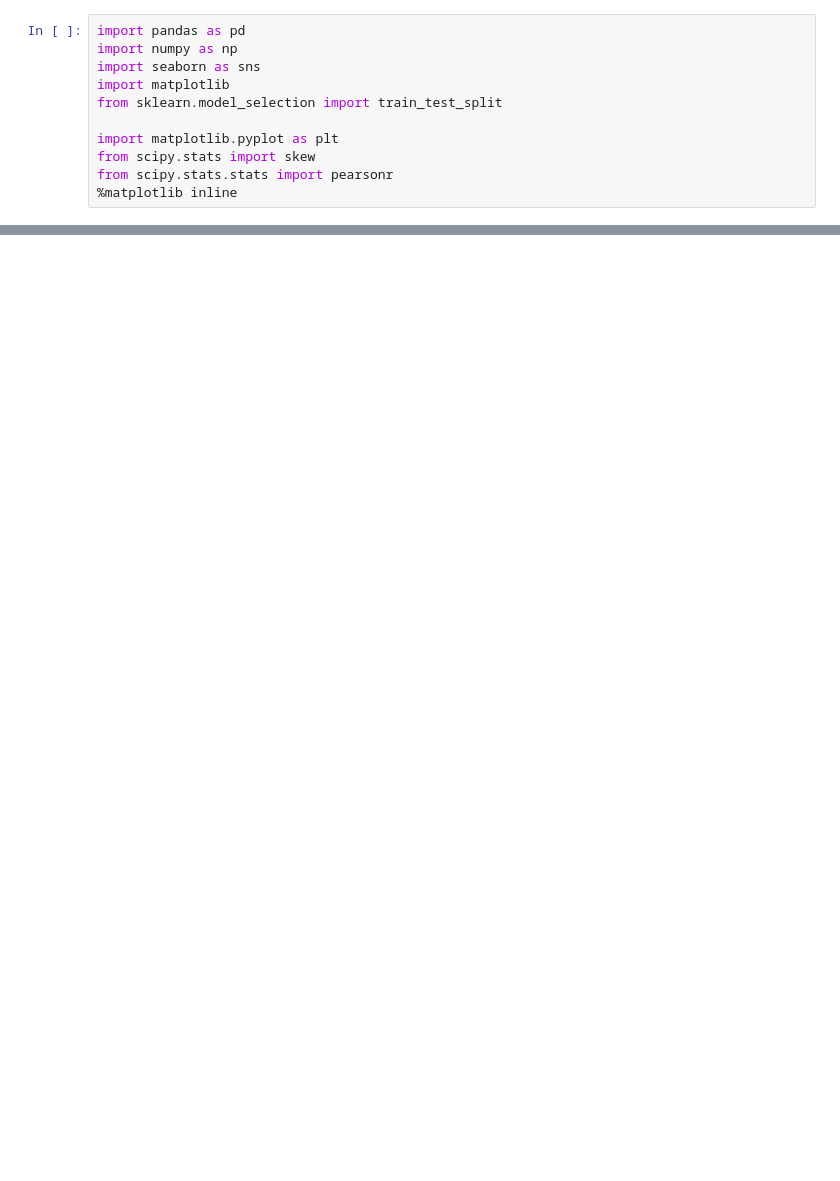
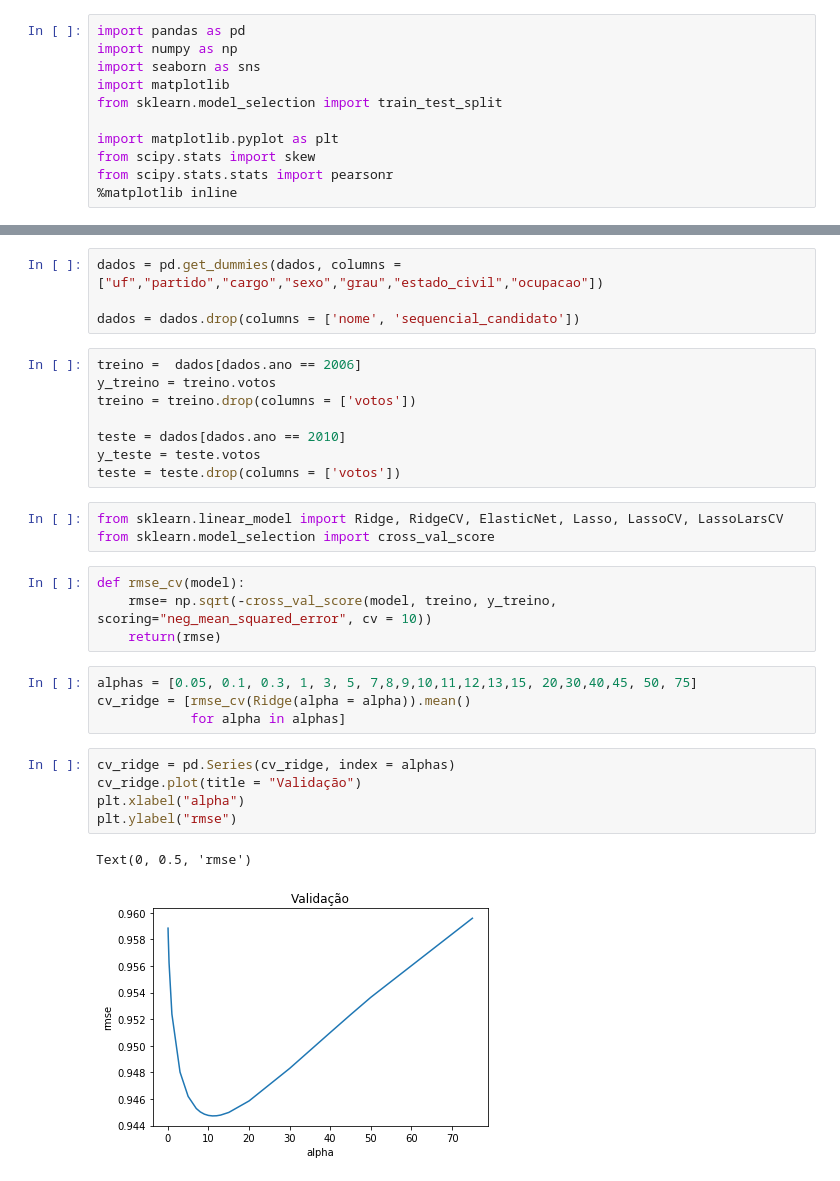
Before and after one commit to luizcz/aprendizado_maquina, a Jupyter notebook: regularizacao/Regularização.ipynb, the cells around one changed output, grey strips where cells are left out. Saved outputs shown, nothing was run; the diff lists cells and outputs as text; blank space fills up the shorter version.

Commit message:
Lasso e Ridge

```diff
--- a/regularizacao/Regularização.ipynb
+++ b/regularizacao/Regularização.ipynb
@@ -25,0 +27,31 @@ X_train, X_test, y_train, y_test = train_test_split(df, y, test_size=0.33)
+# %%
+dados = pd.get_dummies(dados, columns = ["uf","partido","cargo","sexo","grau","estado_civil","ocupacao"])
+
+dados = dados.drop(columns = ['nome', 'sequencial_candidato'])
+# %%
+treino =  dados[dados.ano == 2006]
+y_treino = treino.votos
+treino = treino.drop(columns = ['votos'])
+
+teste = dados[dados.ano == 2010]
+y_teste = teste.votos
+teste = teste.drop(columns = ['votos'])
+# %%
+from sklearn.linear_model import Ridge, RidgeCV, ElasticNet, Lasso, LassoCV, LassoLarsCV
+from sklearn.model_selection import cross_val_score
+# %%
+def rmse_cv(model):
+    rmse= np.sqrt(-cross_val_score(model, treino, y_treino, scoring="neg_mean_squared_error", cv = 10))
+    return(rmse)
+# %%
+alphas = [0.05, 0.1, 0.3, 1, 3, 5, 7,8,9,10,11,12,13,15, 20,30,40,45, 50, 75]
+cv_ridge = [rmse_cv(Ridge(alpha = alpha)).mean()
+            for alpha in alphas]
+# %%
+cv_ridge = pd.Series(cv_ridge, index = alphas)
+cv_ridge.plot(title = "Validação")
+plt.xlabel("alpha")
+plt.ylabel("rmse")
+# %% [output]
+Text(0, 0.5, 'rmse')
+[figure, added]
```
Also changed, not shown: parts of 12 cells of this notebook.
